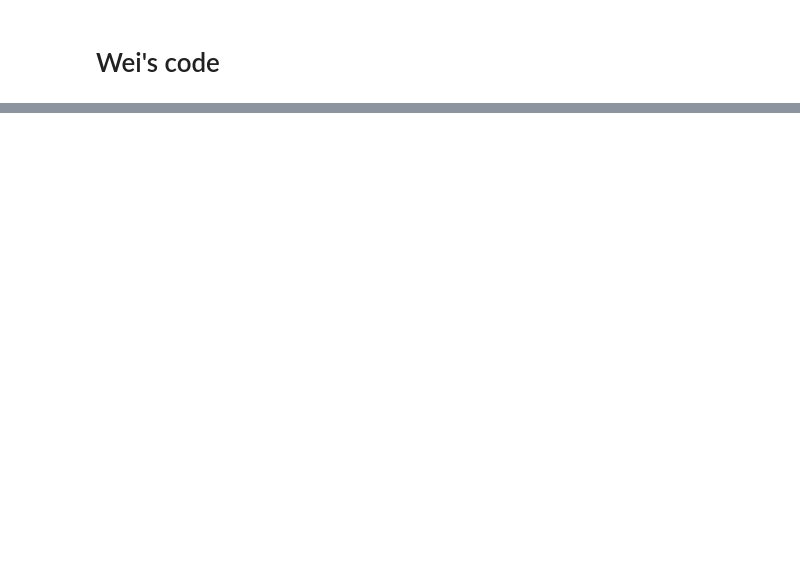
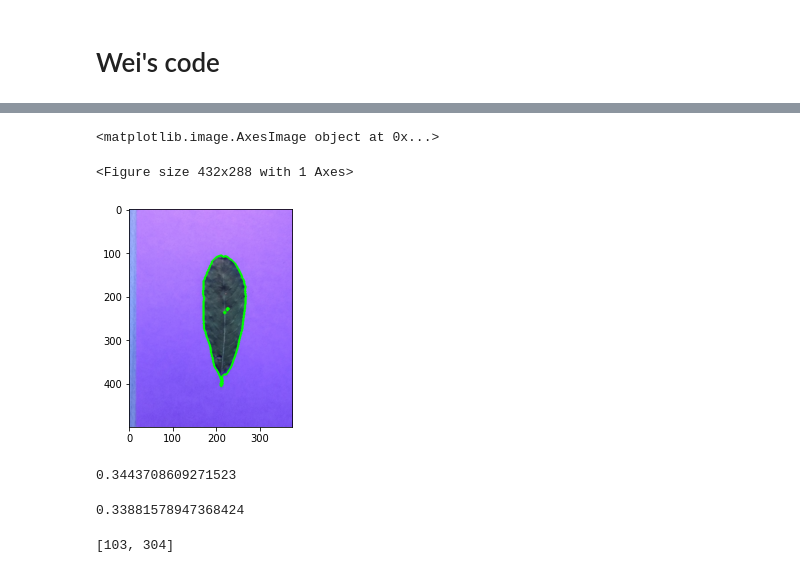
Before and after one commit to JiayueLin-CS/Quest_Project_2022, a Jupyter notebook: Quest_Project_2022.ipynb, the cells around one changed output, grey strips where cells are left out. Drawn from its saved outputs; the diff is of its cells as text; code cells hidden in the pictures; blank space fills up the shorter version.

```diff
--- a/Quest_Project_2022.ipynb
+++ b/Quest_Project_2022.ipynb
@@ -580,0 +693,15 @@ iNatStruct.head()
+# %%
+# attempt on p1
+req = urllib.request.urlopen(iNatStruct["Image_Link"][1])
+arr = np.asarray(bytearray(req.read()), dtype=np.uint8)
+imgNat = cv2.imdecode(arr, -1)
+imgray = cv2.cvtColor(imgNat, cv2.COLOR_BGR2GRAY)
+blur = cv2.GaussianBlur(imgray, (5,5), 0)
+thresh = cv2.threshold(blur, 0, 255, cv2.THRESH_BINARY_INV + cv2.THRESH_OTSU)[1]
+contours, hierarchy = cv2.findContours(thresh, cv2.RETR_TREE, cv2.CHAIN_APPROX_SIMPLE)
+cv2.drawContours(imgNat, contours, -1, (0, 255, 0), 3)
+plt.imshow(imgNat)
+# %% [output]
+<matplotlib.image.AxesImage object at 0x...>
+<Figure size 432x288 with 1 Axes>
+[figure, added]
@@ -580,0 +719,12 @@ iNatStruct.head()
+# %%
+aspect_ratio
+# %% [output]
+0.3443708609271523
+# %%
+103/304
+# %% [output]
+0.33881578947368424
+# %%
+tag(imgNat)
+# %% [output]
+[103, 304]
```
Also changed, not shown: parts of 51 cells of this notebook, 2 other files.
